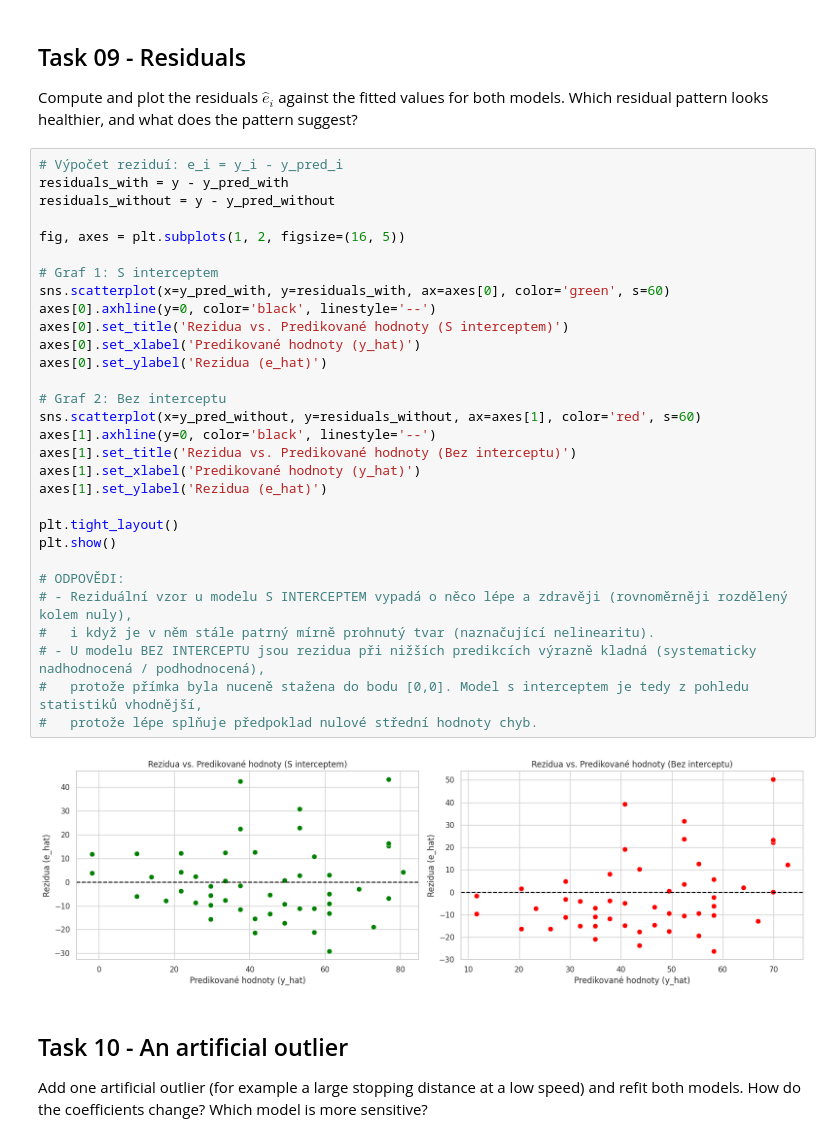
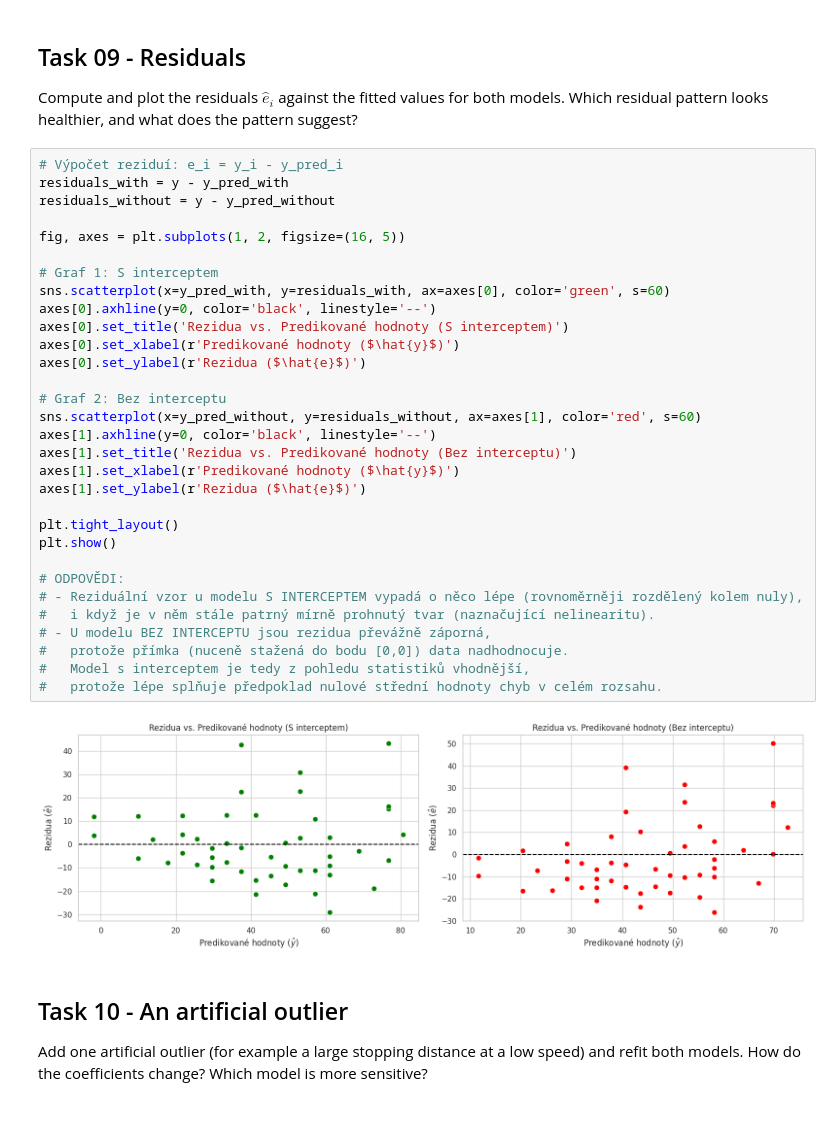
Before and after one commit to francji1/01RAD, a Jupyter notebook: HW/01RAD_Ex01_HW_Pokorny.ipynb, the cells around one changed output. Saved outputs shown, nothing was run; the diff lists cells and outputs as text.

```diff
--- a/HW/01RAD_Ex01_HW_Pokorny.ipynb
+++ b/HW/01RAD_Ex01_HW_Pokorny.ipynb
@@ -379,35 +348,36 @@ Compute and plot the residuals $\widehat{e}_i$ against the fitted values for bot
 # %%
 # Výpočet reziduí: e_i = y_i - y_pred_i
 residuals_with = y - y_pred_with
 residuals_without = y - y_pred_without
 
 fig, axes = plt.subplots(1, 2, figsize=(16, 5))
 
 # Graf 1: S interceptem
 sns.scatterplot(x=y_pred_with, y=residuals_with, ax=axes[0], color='green', s=60)
 axes[0].axhline(y=0, color='black', linestyle='--')
 axes[0].set_title('Rezidua vs. Predikované hodnoty (S interceptem)')
-axes[0].set_xlabel('Predikované hodnoty (y_hat)')
-axes[0].set_ylabel('Rezidua (e_hat)')
+axes[0].set_xlabel(r'Predikované hodnoty ($\hat{y}$)')
+axes[0].set_ylabel(r'Rezidua ($\hat{e}$)')
 
 # Graf 2: Bez interceptu
 sns.scatterplot(x=y_pred_without, y=residuals_without, ax=axes[1], color='red', s=60)
 axes[1].axhline(y=0, color='black', linestyle='--')
 axes[1].set_title('Rezidua vs. Predikované hodnoty (Bez interceptu)')
-axes[1].set_xlabel('Predikované hodnoty (y_hat)')
-axes[1].set_ylabel('Rezidua (e_hat)')
+axes[1].set_xlabel(r'Predikované hodnoty ($\hat{y}$)')
+axes[1].set_ylabel(r'Rezidua ($\hat{e}$)')
 
 plt.tight_layout()
 plt.show()
 
 # ODPOVĚDI:
-# - Reziduální vzor u modelu S INTERCEPTEM vypadá o něco lépe a zdravěji (rovnoměrněji rozdělený kolem nuly),
+# - Reziduální vzor u modelu S INTERCEPTEM vypadá o něco lépe (rovnoměrněji rozdělený kolem nuly),
 #   i když je v něm stále patrný mírně prohnutý tvar (naznačující nelinearitu).
-# - U modelu BEZ INTERCEPTU jsou rezidua při nižších predikcích výrazně kladná (systematicky nadhodnocená / podhodnocená),
-#   protože přímka byla nuceně stažena do bodu [0,0]. Model s interceptem je tedy z pohledu statistiků vhodnější,
-#   protože lépe splňuje předpoklad nulové střední hodnoty chyb.
+# - U modelu BEZ INTERCEPTU jsou rezidua převážně záporná,
+#   protože přímka (nuceně stažená do bodu [0,0]) data nadhodnocuje.
+#   Model s interceptem je tedy z pohledu statistiků vhodnější,
+#   protože lépe splňuje předpoklad nulové střední hodnoty chyb v celém rozsahu.
 # %% [output]
-[figure, old version]
+[figure, new version]
 # %% [markdown]
 ## Task 10 - An artificial outlier
 Add one artificial outlier (for example a large stopping distance at a low speed) and refit both models. How do the coefficients change? Which model is more sensitive?
```
Also changed, not shown: parts of 5 cells of this notebook.
